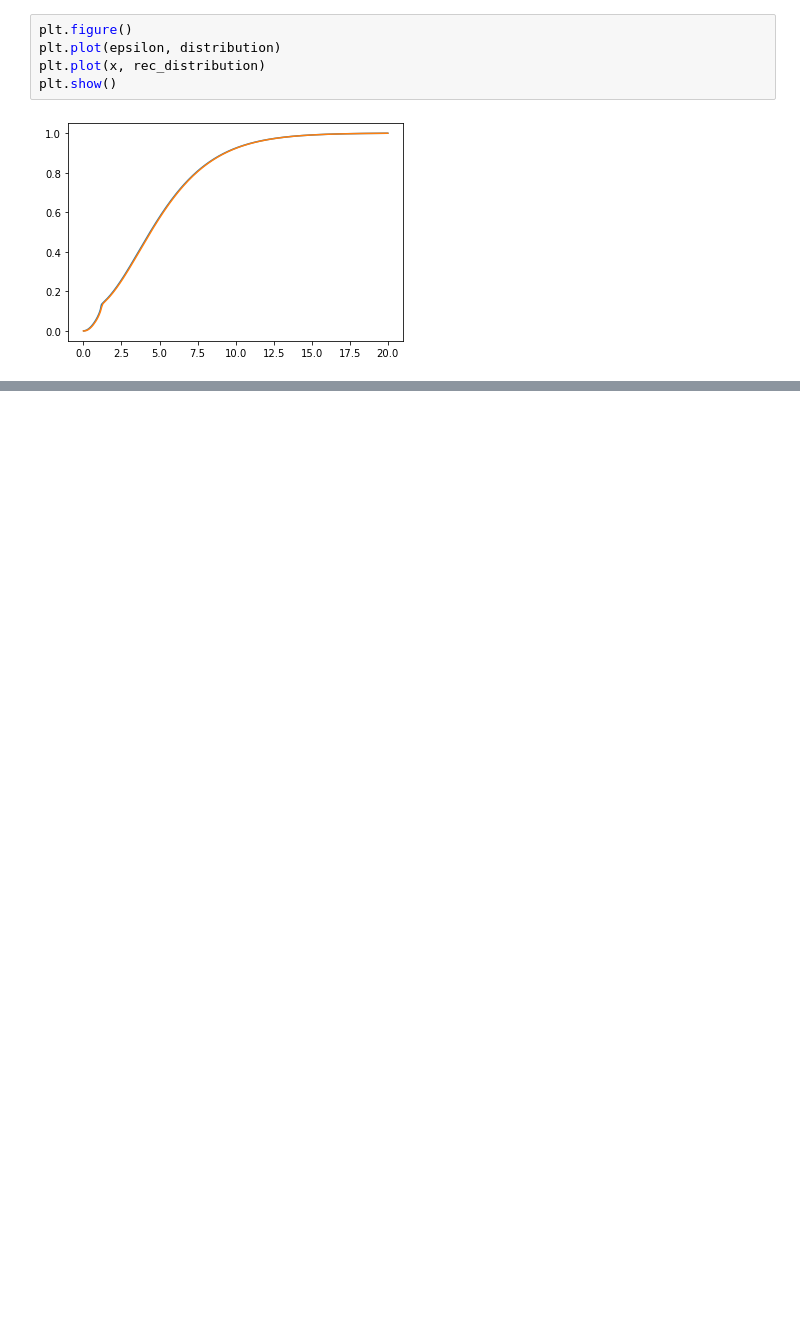
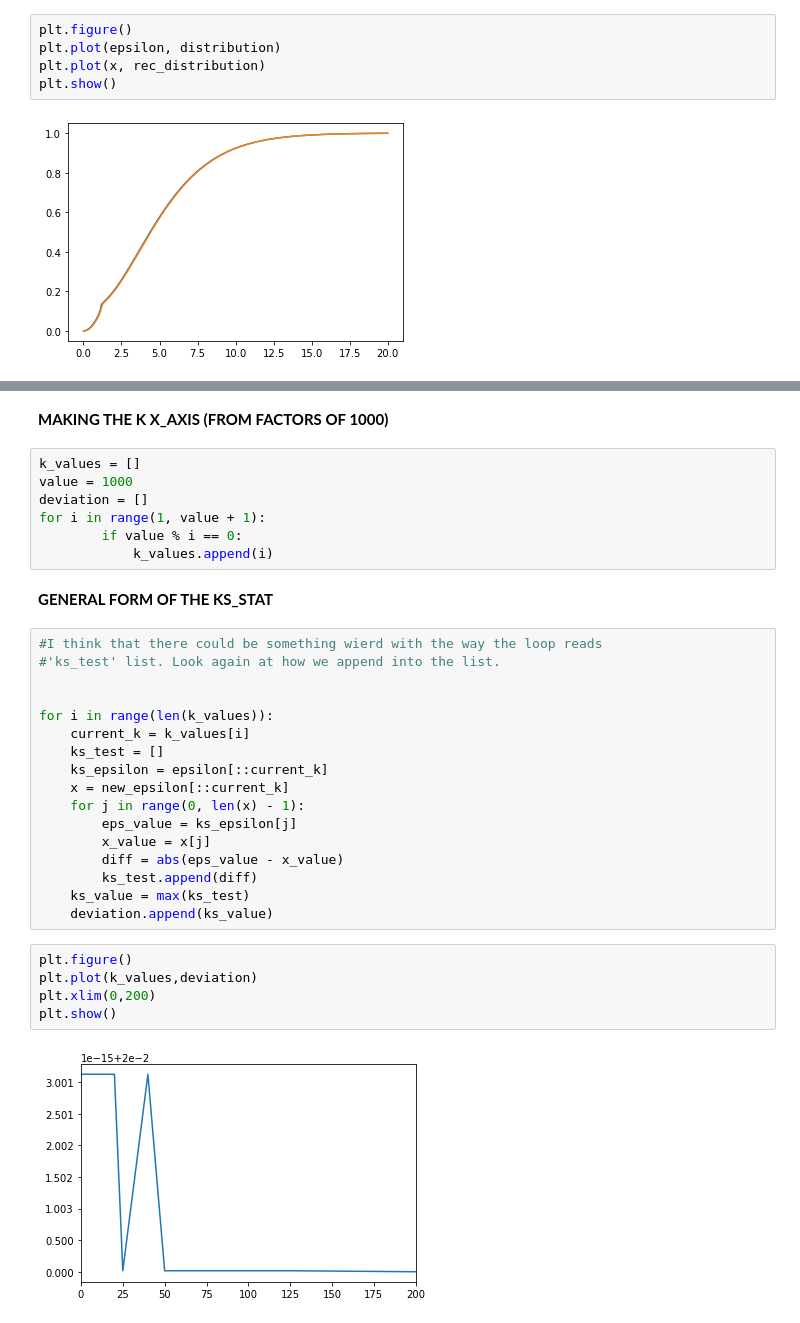
Before and after one commit to nuLABatUSD/dm_sterile_production, a Jupyter notebook: run_final.ipynb, the cells around one changed output, grey strips where cells are left out. Cells and saved outputs as stored; diff of their text form; blank space fills up the shorter version.

Commit message:
KS-TEST & KS-STAT + cleaned up

```diff
--- a/run_final.ipynb
+++ b/run_final.ipynb
@@ -257,0 +261,35 @@ plt.show()
+# %% [markdown]
+**MAKING THE K X_AXIS (FROM FACTORS OF 1000)**
+# %%
+k_values = []
+value = 1000
+deviation = []
+for i in range(1, value + 1):
+        if value % i == 0:
+            k_values.append(i)
+# %% [markdown]
+**GENERAL FORM OF THE KS_STAT**
+# %%
+#I think that there could be something wierd with the way the loop reads
+#'ks_test' list. Look again at how we append into the list.
+
+
+for i in range(len(k_values)):
+    current_k = k_values[i]
+    ks_test = []
+    ks_epsilon = epsilon[::current_k]
+    x = new_epsilon[::current_k]
+    for j in range(0, len(x) - 1):
+        eps_value = ks_epsilon[j]
+        x_value = x[j]
+        diff = abs(eps_value - x_value)
+        ks_test.append(diff)
+    ks_value = max(ks_test)
+    deviation.append(ks_value)
+# %%
+plt.figure()
+plt.plot(k_values,deviation)
+plt.xlim(0,200)
+plt.show()
+# %% [output]
+[figure, added]
```
Also changed, not shown: parts of 6 cells of this notebook.
